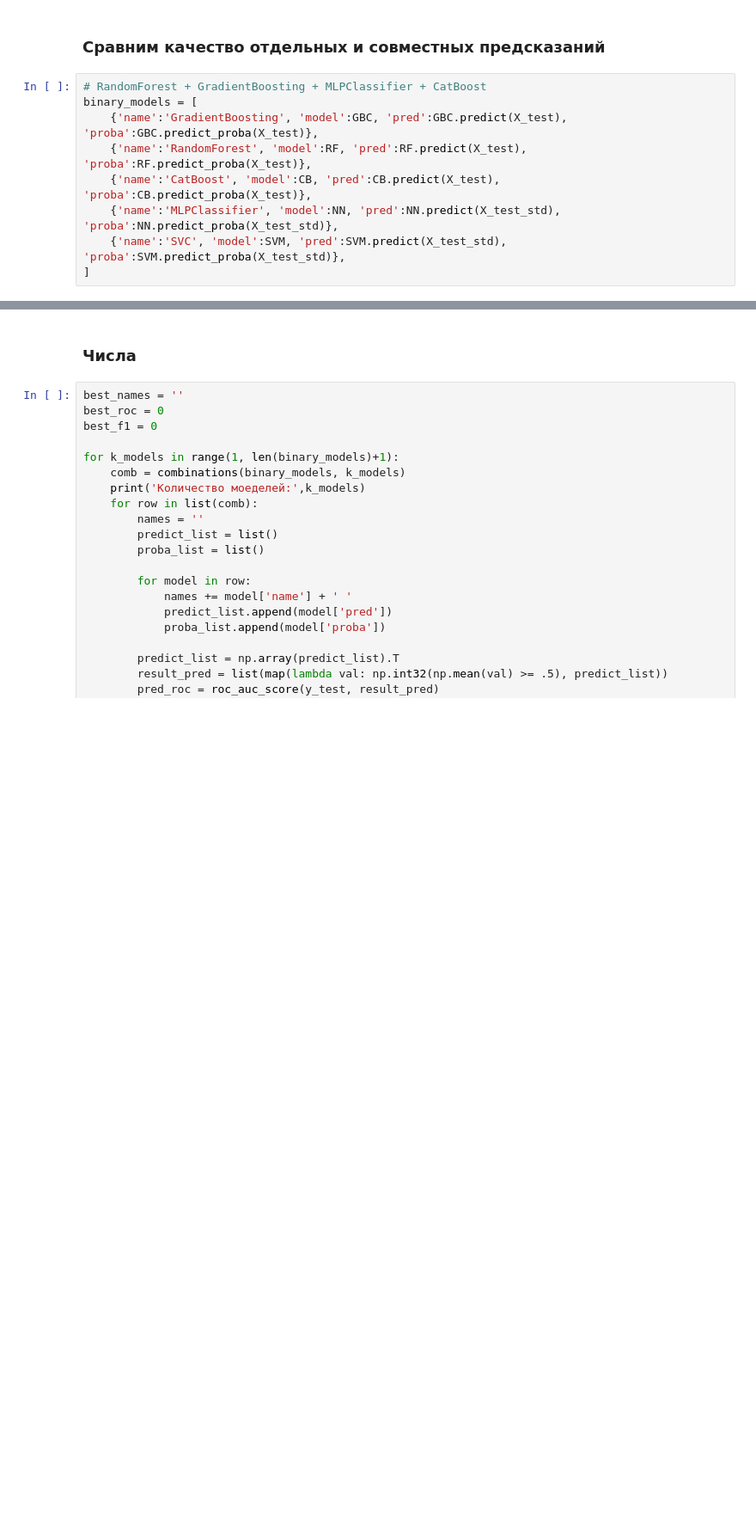
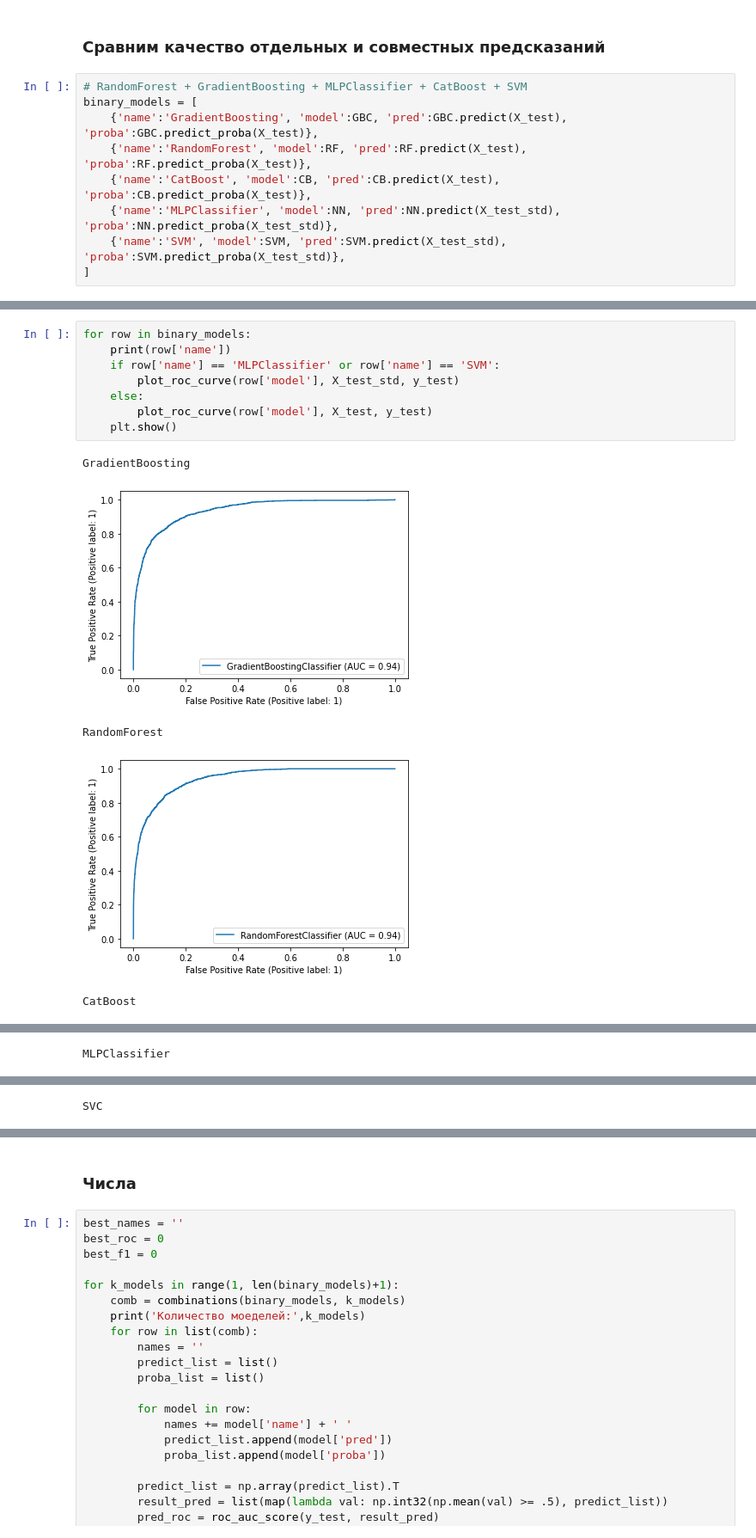
Before and after one commit to KabirovIrik/data-full-path, a Jupyter notebook: analysis/procced_train.ipynb, the cells around one changed output, grey strips where cells are left out. Shown at 86% size. Cells and saved outputs as stored; diff of their text form; blank space fills up the shorter version.

```diff
--- a/analysis/procced_train.ipynb
+++ b/analysis/procced_train.ipynb
@@ -623,11 +620,11 @@ roc_auc_score(y_test, pred_random)
 # %% [markdown]
 ### Сравним качество отдельных и совместных предсказаний
 # %%
-# RandomForest + GradientBoosting + MLPClassifier + CatBoost
+# RandomForest + GradientBoosting + MLPClassifier + CatBoost + SVM
 binary_models = [
     {'name':'GradientBoosting', 'model':GBC, 'pred':GBC.predict(X_test), 'proba':GBC.predict_proba(X_test)},
     {'name':'RandomForest', 'model':RF, 'pred':RF.predict(X_test), 'proba':RF.predict_proba(X_test)},
     {'name':'CatBoost', 'model':CB, 'pred':CB.predict(X_test), 'proba':CB.predict_proba(X_test)},
     {'name':'MLPClassifier', 'model':NN, 'pred':NN.predict(X_test_std), 'proba':NN.predict_proba(X_test_std)},
-    {'name':'SVC', 'model':SVM, 'pred':SVM.predict(X_test_std), 'proba':SVM.predict_proba(X_test_std)},
+    {'name':'SVM', 'model':SVM, 'pred':SVM.predict(X_test_std), 'proba':SVM.predict_proba(X_test_std)},
 ]
@@ -635,0 +633,14 @@ binary_models = [
+# %%
+for row in binary_models:
+    print(row['name'])
+    if row['name'] == 'MLPClassifier' or row['name'] == 'SVM':
+        plot_roc_curve(row['model'], X_test_std, y_test)
+    else:
+        plot_roc_curve(row['model'], X_test, y_test)
+    plt.show()
+# %% [output]
+GradientBoosting
+[figure, added]
+RandomForest
+[figure, added]
+CatBoost
@@ -635,0 +648 @@ binary_models = [
+MLPClassifier
@@ -635,0 +650 @@ binary_models = [
+SVC
```
Also changed, not shown: parts of 16 cells of this notebook.
